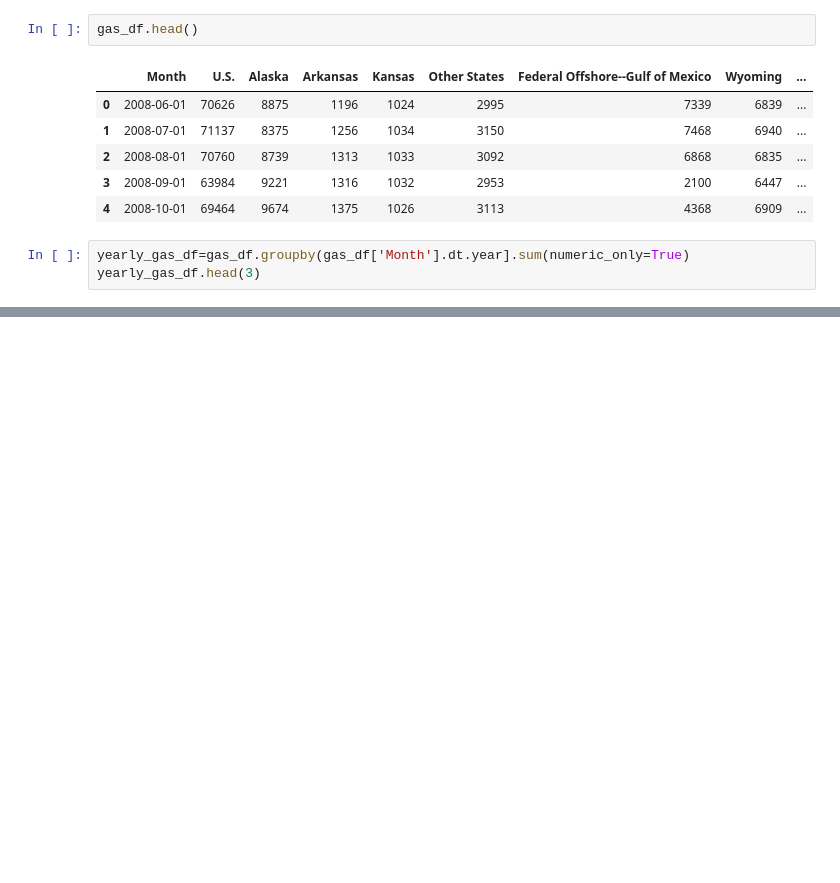
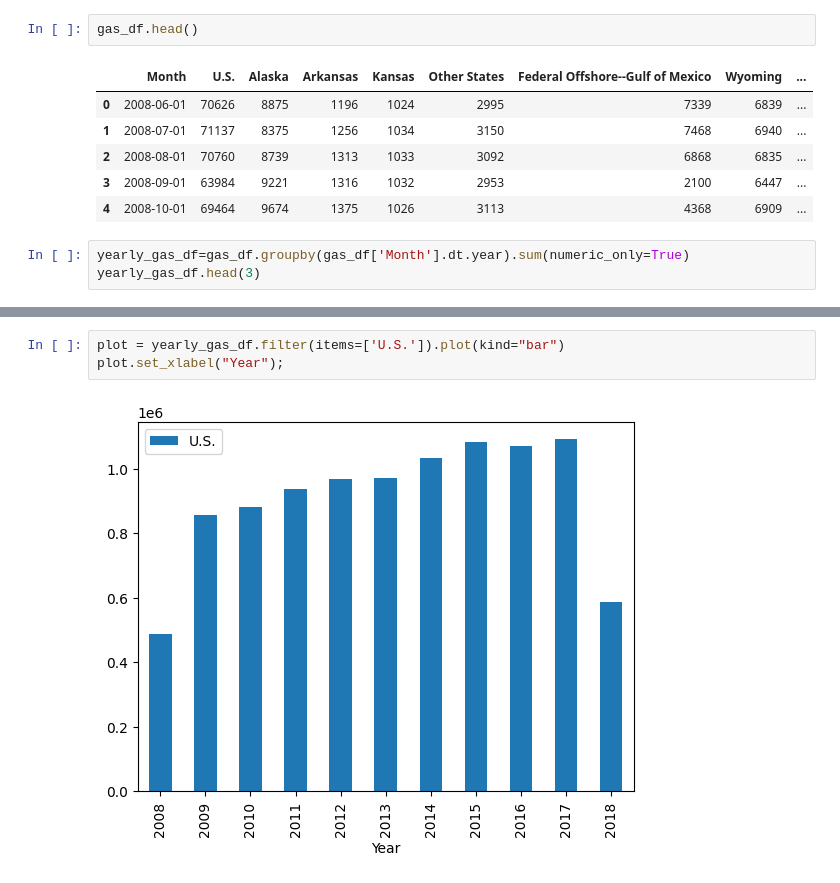
Before and after one commit to tmerthasanoglu/data-us-oil-and-gas-production, a Jupyter notebook: oil_and_gas.ipynb, the cells around one changed output, grey strips where cells are left out. Saved outputs shown, nothing was run; the diff lists cells and outputs as text; blank space fills up the shorter version.

Commit message:
Completed filtered_gas step

```diff
--- a/oil_and_gas.ipynb
+++ b/oil_and_gas.ipynb
@@ -141,6 +141,6 @@ gas_df.head()
 | 3 | 2008-09-01 | 63984 | 9221 | 1316 | 1032 | 2953 | 2100 | 6447 | ... |
 | 4 | 2008-10-01 | 69464 | 9674 | 1375 | 1026 | 3113 | 4368 | 6909 | ... |
 # %%
-yearly_gas_df=gas_df.groupby(gas_df['Month'].dt.year].sum(numeric_only=True)
+yearly_gas_df=gas_df.groupby(gas_df['Month'].dt.year).sum(numeric_only=True)
 yearly_gas_df.head(3)
 # %% [output]
@@ -147,0 +188,5 @@ SyntaxError: closing parenthesis ']' does not match opening parenthesis '(' (367
+# %%
+plot = yearly_gas_df.filter(items=['U.S.']).plot(kind="bar")
+plot.set_xlabel("Year");
+# %% [output]
+[figure, added]
```
Also changed, not shown: parts of 7 cells of this notebook, 1 other file.
